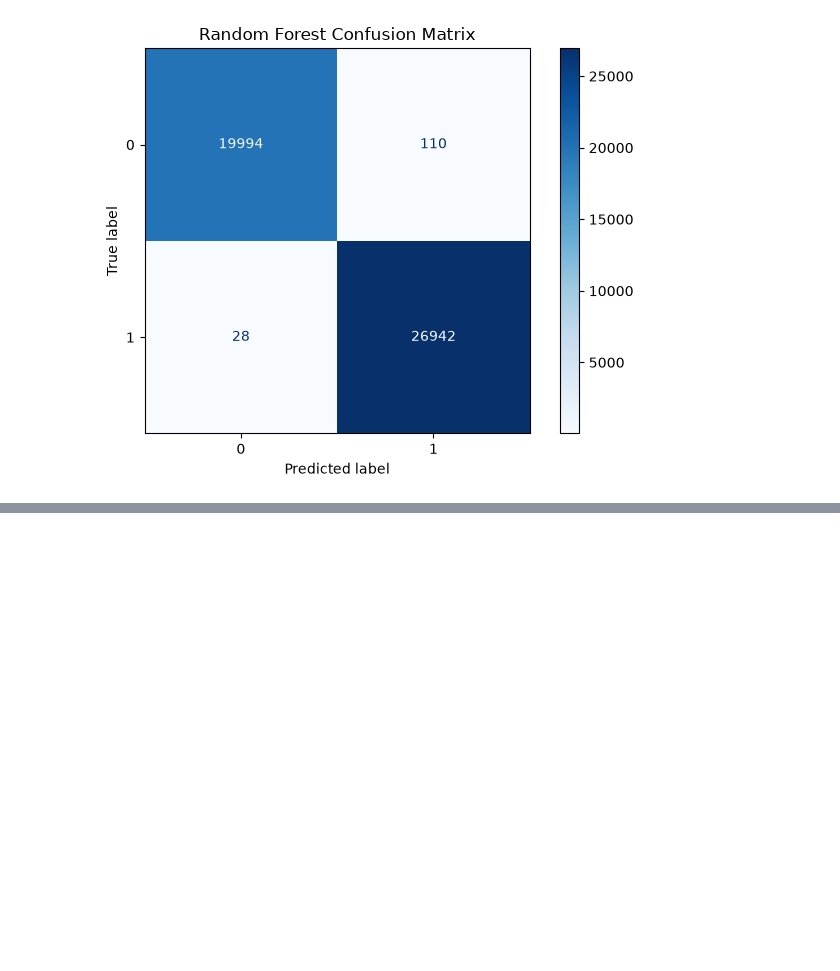
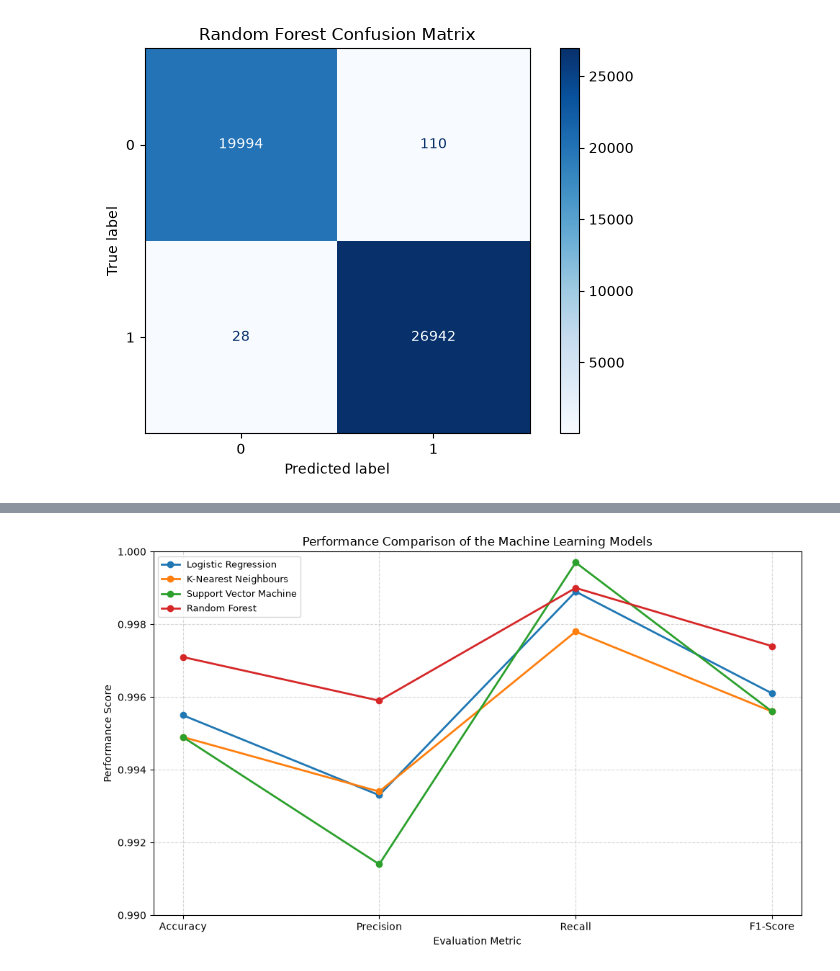
Before and after one commit to ajay-nagpal/Phishing-URL-detector, a Jupyter notebook: phishing_url_detector.ipynb, the cells around one changed output, grey strips where cells are left out. Saved outputs shown, nothing was run; the diff lists cells and outputs as text; code cells hidden in the pictures; blank space fills up the shorter version.

Commit message:
Model comparison and final model selection

```diff
--- a/phishing_url_detector.ipynb
+++ b/phishing_url_detector.ipynb
@@ -3524,0 +3551,9 @@ Overall, the Random Forest produced the strongest predictive performance among t
+# %%
+# Compare the performance of all machine learning models.
+
+final_comparison = compare_models(
+    logistic_metrics,
+    knn_metrics,
+    svm_metrics,
+    random_forest_metrics
+)
@@ -3524,0 +3586,69 @@ Overall, the Random Forest produced the strongest predictive performance among t
+# %%
+# Define the evaluation metrics
+# displayed on the x-axis.
+
+metrics = [
+    "Accuracy",
+    "Precision",
+    "Recall",
+    "F1-Score"
+]
+
+# Create the comparison figure.
+
+plt.figure(figsize=(10, 6))
+
+# Plot the performance of each
+# machine learning model.
+
+for _, row in final_comparison.iterrows():
+
+    plt.plot(
+        metrics,
+        row[metrics].to_numpy(dtype=float),
+        marker="o",
+        linewidth=2,
+        label=row["Model"]
+    )
+
+# Configure the figure.
+
+plt.title(
+    "Performance Comparison of the Machine Learning Models"
+)
+
+plt.xlabel(
+    "Evaluation Metric"
+)
+
+plt.ylabel(
+    "Performance Score"
+)
+
+# Set the y-axis limits.
+
+plt.ylim(0.99, 1.00)
+
+# Improve readability.
+
+plt.grid(
+    linestyle="--",
+    alpha=0.5
+)
+
+# Display the legend.
+
+plt.legend(
+    loc="best",
+    fontsize=9
+)
+
+# Adjust the layout.
+
+plt.tight_layout()
+
+# Display the figure.
+
+plt.show()
+# %% [output]
+[figure, added]
```
Also changed, not shown: parts of 11 cells of this notebook, 1 other file.
